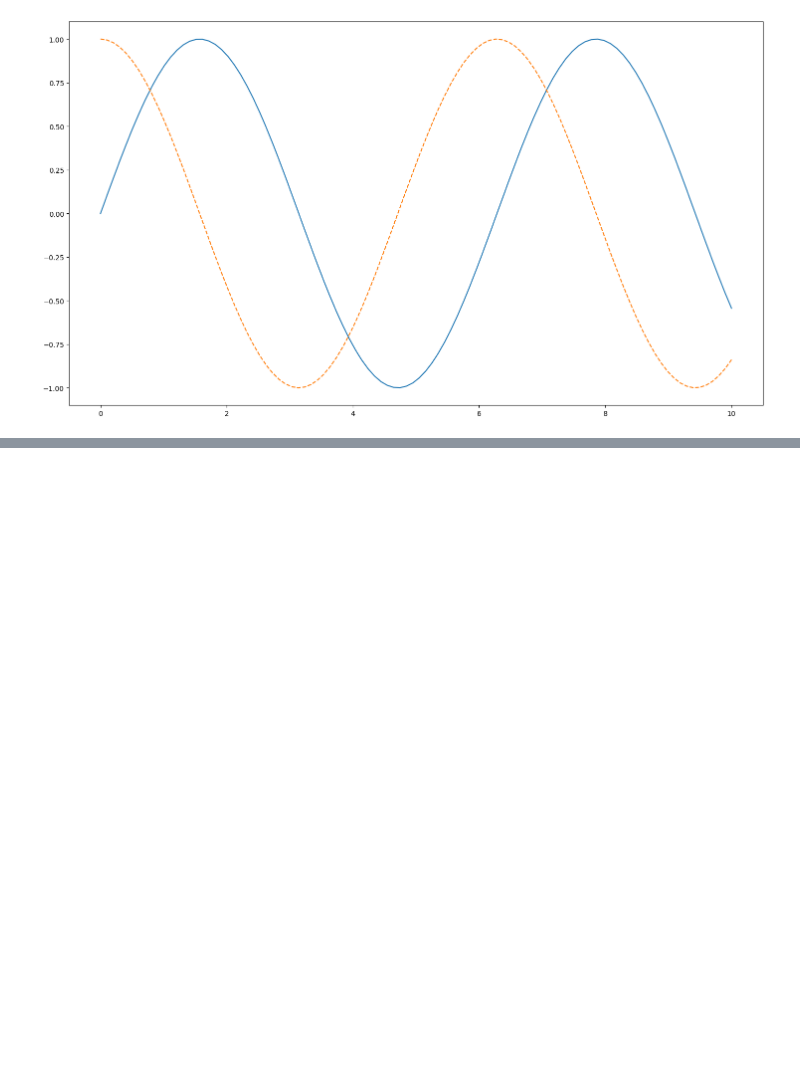
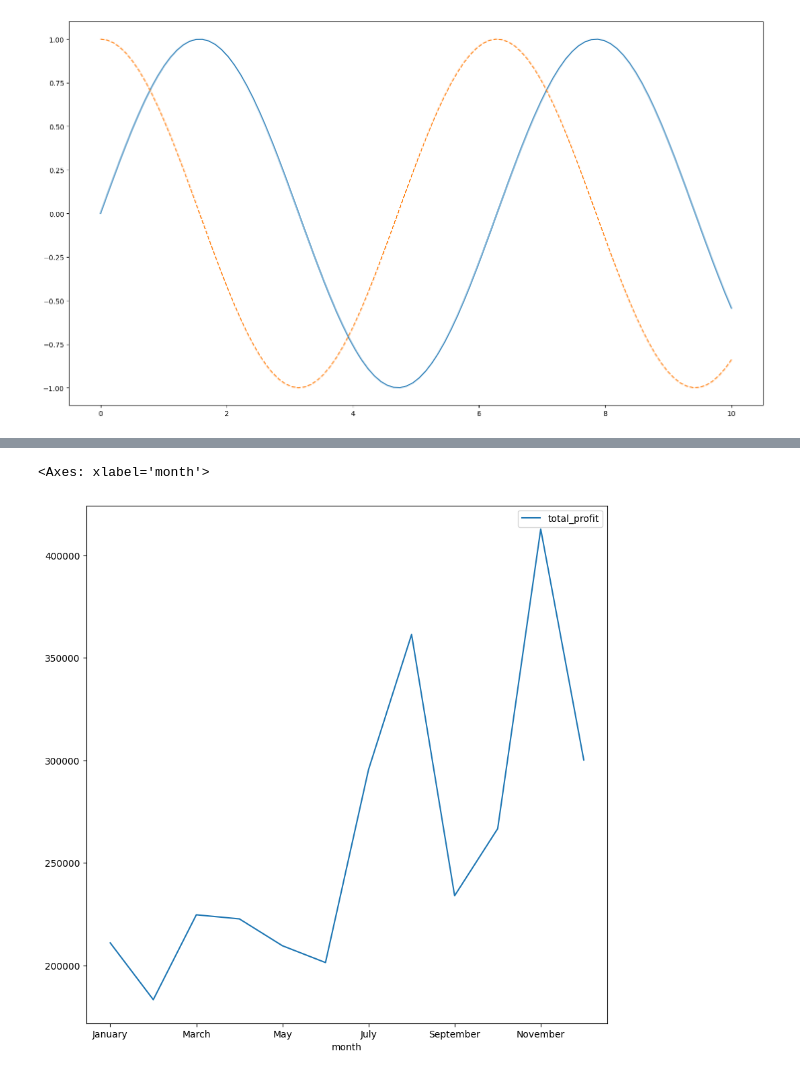
Before and after one commit to Xare92/PrimaRep, a Jupyter notebook: matplot.ipynb, the cells around one changed output, grey strips where cells are left out. Saved outputs shown, nothing was run; the diff lists cells and outputs as text; code cells hidden in the pictures; blank space fills up the shorter version.

```diff
--- a/matplot.ipynb
+++ b/matplot.ipynb
@@ -135,0 +169,9 @@ plt.plot(x,z, '--')
+# %%
+import pandas as pd
+import numpy as np
+import matplotlib.pyplot as plt
+###
+##  X label name = Month Number
+##  Y label name = Total profit
+##
+df =pd.read_csv('https://frenzy86.s3.eu-west-2.amazonaws.com/fav/company_sales_data.csv')
@@ -135,0 +225,21 @@ plt.plot(x,z, '--')
+# %%
+
+month_word = {
+1:'January',
+2:'February',
+3:'March',
+4:'April',
+5:'May',
+6:'June',
+7:'July',
+8:'August',
+9:'September',
+10:'October',
+11:'November',
+12:'December'
+}
+# %%
+df['month_number'] = df['month_number'].map(month_word)
+df
+#con questo comando .map vado a sostituire nella colonna month_number l'indice
+#month_word che avevo creato
@@ -135,0 +260,4 @@ plt.plot(x,z, '--')
+# %%
+# Rinominare una specifica colonna, da numero mese a mese in qst caso perché ho sostituito col nome
+df.rename(columns={'month_number':'month'},inplace=True) #inplace true mi permette di non fare un nuovo assignment
+df
@@ -135,0 +313,5 @@ plt.plot(x,z, '--')
+# %%
+df.plot(x='month',y='total_profit',figsize=(10, 10),kind = 'line')
+# %% [output]
+<Axes: xlabel='month'>
+[figure, added]
```
Also changed, not shown: parts of 56 cells of this notebook, 2 other files.
